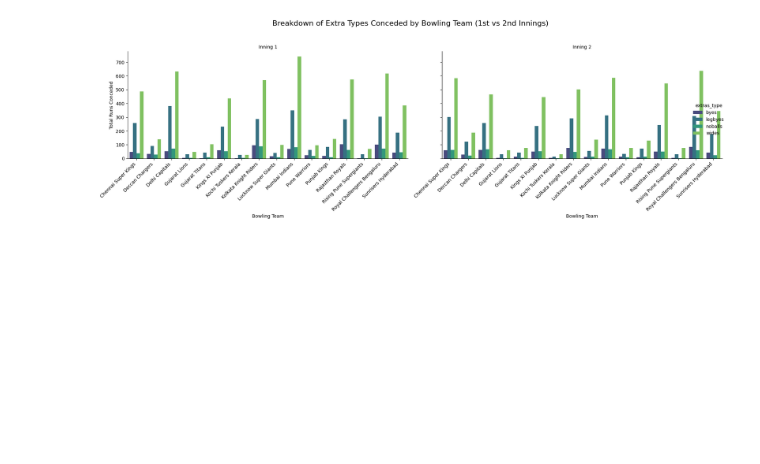
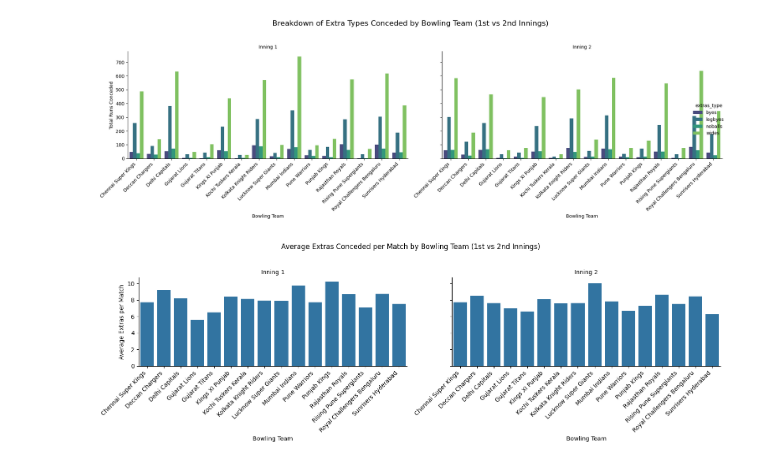
Before and after one commit to iiitl/EDA-IPL, a Jupyter notebook: notebooks/E7.ipynb, the cells around one changed output. Saved outputs shown, nothing was run; the diff lists cells and outputs as text; code cells hidden in the pictures; blank space fills up the shorter version.

```diff
--- a/notebooks/E7.ipynb
+++ b/notebooks/E7.ipynb
@@ -50,3 +50,23 @@ plt.tight_layout(rect=[0, 0, 1, 0.98])
 plt.show()
 # %% [output]
 [figure]
+# %%
+g = sns.catplot(
+    data=avg_extras,
+    x='bowling_team',
+    y='avg_extras_per_match',
+    col='inning',
+    kind='bar',
+    height=5,
+    aspect=1.5
+)
+
+g.set_axis_labels('Bowling Team', 'Average Extras per Match')
+g.set_titles('Inning {col_name}')
+g.set_xticklabels(rotation=45, ha='right')
+
+plt.suptitle('Average Extras Conceded per Match by Bowling Team (1st vs 2nd Innings)')
+plt.tight_layout(rect=[0, 0, 1, 0.95])
+plt.show()
+# %% [output]
+[figure, added]
```
